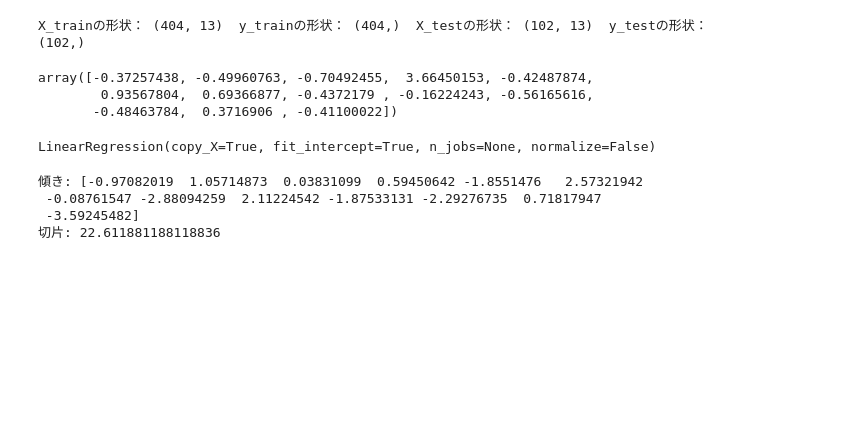
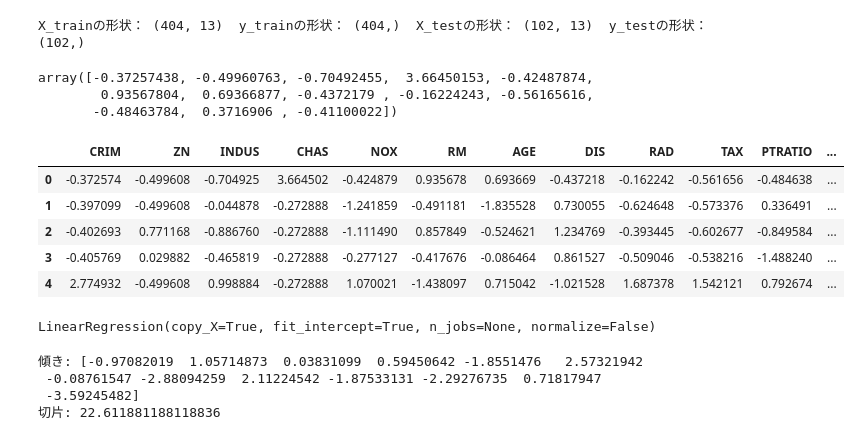
Before and after one commit to ayukat1016/scikit_handbook, a Jupyter notebook: chapter3/section3_2_2.ipynb, the cells around one changed output. Cells and saved outputs as stored; diff of their text form; code cells hidden in the pictures; blank space fills up the shorter version.

```diff
--- a/chapter3/section3_2_2.ipynb
+++ b/chapter3/section3_2_2.ipynb
@@ -67,6 +67,21 @@ X_train_std[0]
 array([-0.37257438, -0.49960763, -0.70492455,  3.66450153, -0.42487874,
         0.93567804,  0.69366877, -0.4372179 , -0.16224243, -0.56165616,
        -0.48463784,  0.3716906 , -0.41100022])
+# %%
+# 標準化後の特徴量をNumpyからPandasに変換し表示
+df_X_std = pd.DataFrame(X_train_std)
+# ヘッダの追加
+df_X_std.columns=['CRIM','ZN', 'INDUS', 'CHAS', 'NOX', 'RM', 'AGE', 'DIS', 'RAD', 'TAX', 'PTRATIO', 'B', 'LSTAT']
+
+# 先頭5行の表示
+pd.DataFrame(df_X_std.head())
+# %% [output]
+|  | CRIM | ZN | INDUS | CHAS | NOX | RM | AGE | DIS | RAD | TAX | PTRATIO | ... |
+| 0 | -0.372574 | -0.499608 | -0.704925 | 3.664502 | -0.424879 | 0.935678 | 0.693669 | -0.437218 | -0.162242 | -0.561656 | -0.484638 | ... |
+| 1 | -0.397099 | -0.499608 | -0.044878 | -0.272888 | -1.241859 | -0.491181 | -1.835528 | 0.730055 | -0.624648 | -0.573376 | 0.336491 | ... |
+| 2 | -0.402693 | 0.771168 | -0.886760 | -0.272888 | -1.111490 | 0.857849 | -0.524621 | 1.234769 | -0.393445 | -0.602677 | -0.849584 | ... |
+| 3 | -0.405769 | 0.029882 | -0.465819 | -0.272888 | -0.277127 | -0.417676 | -0.086464 | 0.861527 | -0.509046 | -0.538216 | -1.488240 | ... |
+| 4 | 2.774932 | -0.499608 | 0.998884 | -0.272888 | 1.070021 | -1.438097 | 0.715042 | -1.021528 | 1.687378 | 1.542121 | 0.792674 | ... |
 # %%
 # 線形回帰モデルを作成
 model = LinearRegression()
```
Also changed, not shown: parts of 6 cells of this notebook.
